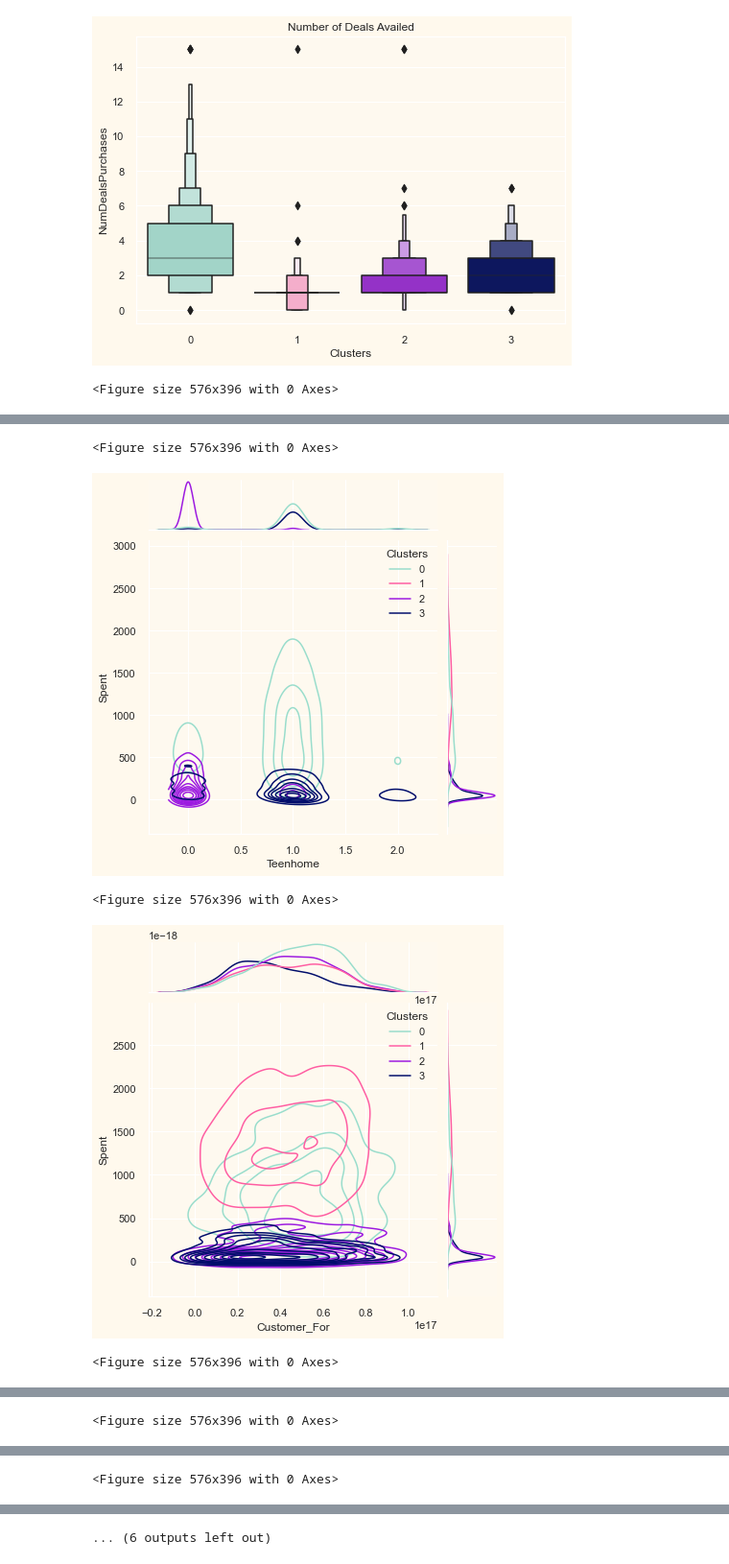
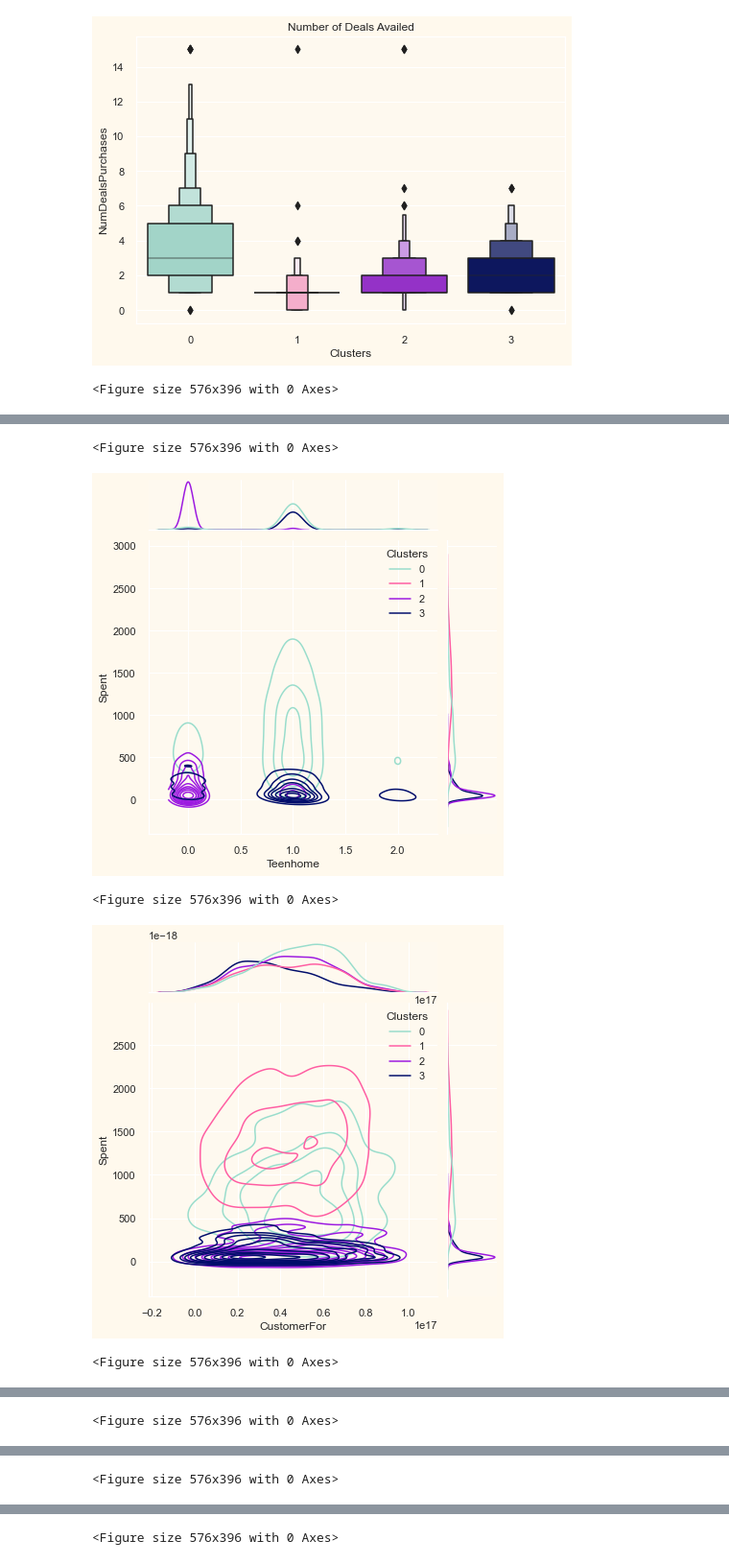
Before and after one commit to vadv97/kmeans, a Jupyter notebook: k-means.ipynb, the cells around one changed output, grey strips where cells are left out. Shown at 96% size. Saved outputs shown, nothing was run; the diff lists cells and outputs as text; code cells hidden in the pictures.

```diff
--- a/k-means.ipynb
+++ b/k-means.ipynb
@@ -80,8 +80,8 @@ d1 = max(dates) #taking it to be the newest customer
 for i in dates:
     delta = d1 - i
     days.append(delta)
-data["Customer_For"] = days
-data["Customer_For"] = pd.to_numeric(data["Customer_For"], errors="coerce")
+data["CustomerFor"] = days
+data["CustomerFor"] = pd.to_numeric(data["CustomerFor"], errors="coerce")
 # %%
 print("Total categories in Marital_Status:\n", data["Marital_Status"].value_counts(), "\n")
 print("Total categories in Education:\n", data["Education"].value_counts())
@@ -339,23 +349,23 @@ plt.show()
 # %%
 #Profiling
 
-Personal = [ "Kidhome","Teenhome","Customer_For", "Age", "Children", "Family_Size", "Is_Parent", "Education","Living_With"]
+Personal = [ "Kidhome","Teenhome","CustomerFor", "Age", "Children", "Family_Size", "Is_Parent", "Education","Living_With"]
 
 for i in Personal:
     plt.figure()
     sns.jointplot(x=data[i], y=data["Spent"], hue =data["Clusters"], kind="kde", palette=pal)
     plt.show()
 # %% [output]
 <Figure size 576x396 with 0 Axes>
 [figure]
 <Figure size 576x396 with 0 Axes>
 [figure]
 <Figure size 576x396 with 0 Axes>
-[figure, old version]
+[figure, new version]
 <Figure size 576x396 with 0 Axes>
 [figure]
 <Figure size 576x396 with 0 Axes>
 [figure]
 <Figure size 576x396 with 0 Axes>
 [figure]
-... (6 outputs left out)
+<Figure size 576x396 with 0 Axes>
```
Also changed, not shown: parts of 14 cells of this notebook.
